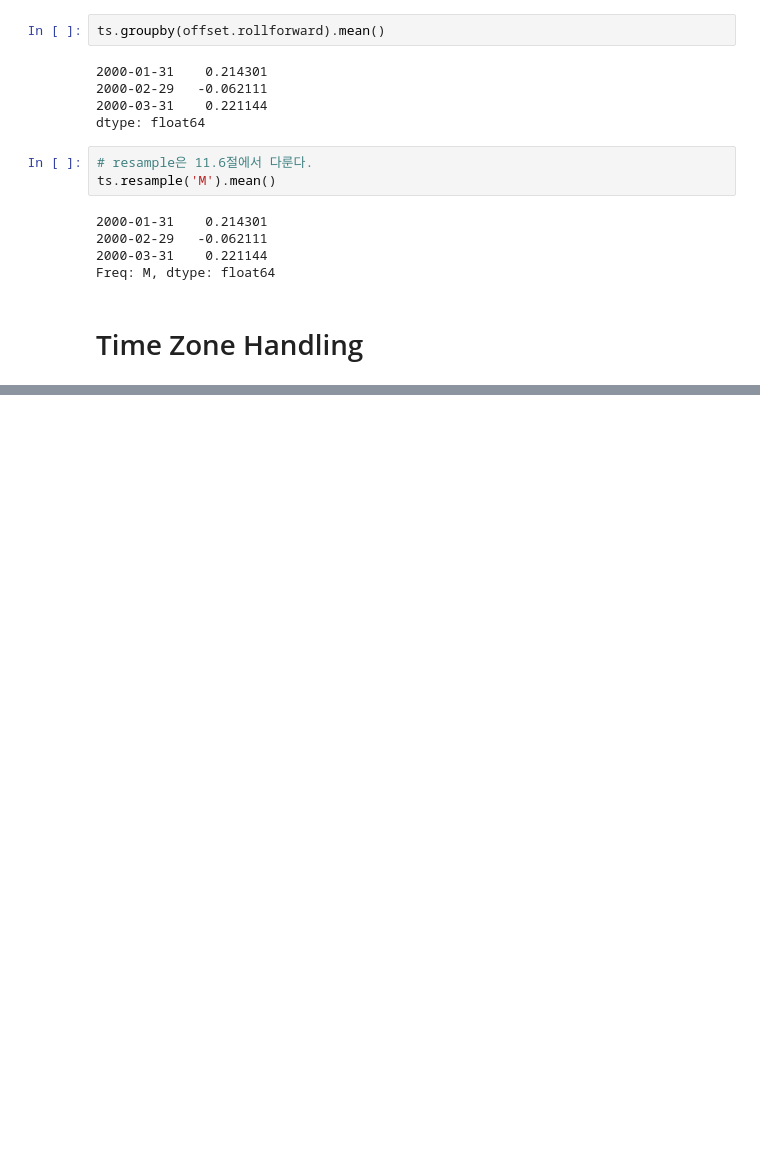
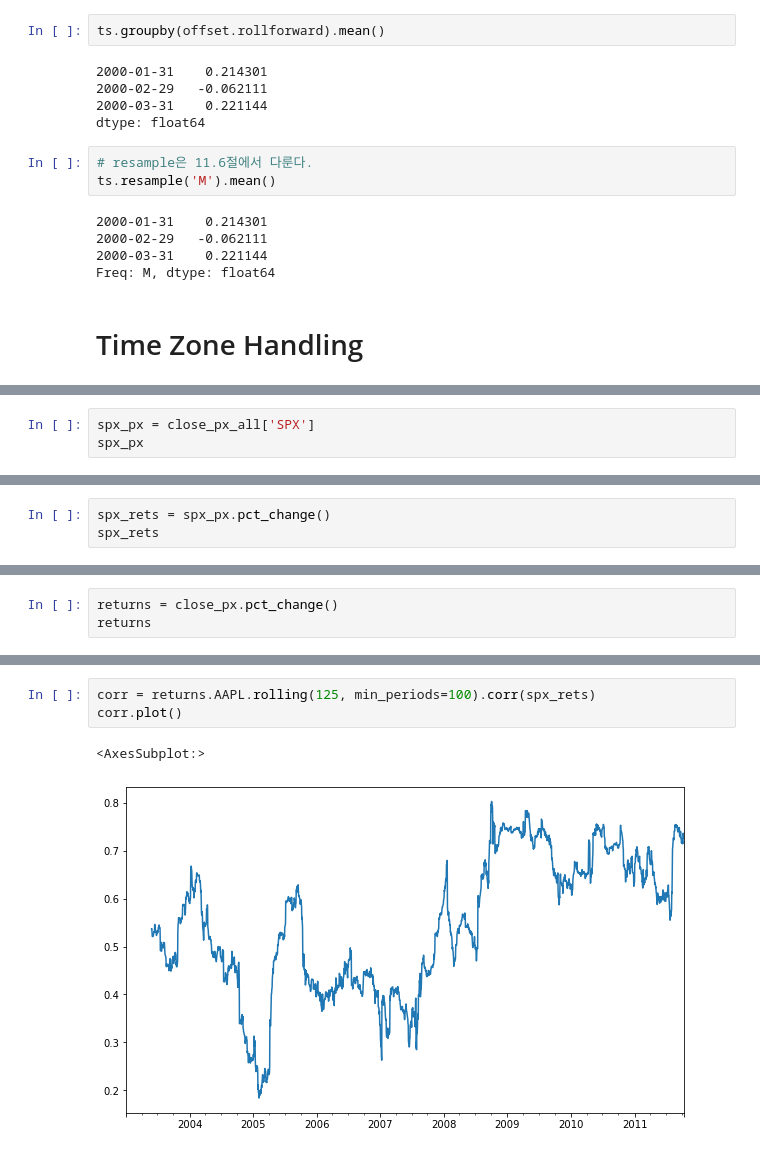
Before and after one commit to exem-ai-isoh/Python-for-Data-Analysis, a Jupyter notebook: Time Series.ipynb, the cells around one changed output, grey strips where cells are left out. Drawn from its saved outputs; the diff is of its cells as text; blank space fills up the shorter version.

```diff
--- a/Time Series.ipynb
+++ b/Time Series.ipynb
@@ -370,0 +834,3 @@ Freq: M, dtype: float64
+# %%
+spx_px = close_px_all['SPX']
+spx_px
@@ -370,0 +850,3 @@ Freq: M, dtype: float64
+# %%
+spx_rets = spx_px.pct_change()
+spx_rets
@@ -370,0 +866,3 @@ Freq: M, dtype: float64
+# %%
+returns = close_px.pct_change()
+returns
@@ -370,0 +883,6 @@ Freq: M, dtype: float64
+# %%
+corr = returns.AAPL.rolling(125, min_periods=100).corr(spx_rets)
+corr.plot()
+# %% [output]
+<AxesSubplot:>
+[figure, added]
```
Also changed, not shown: parts of 71 cells of this notebook, 2 other files.
